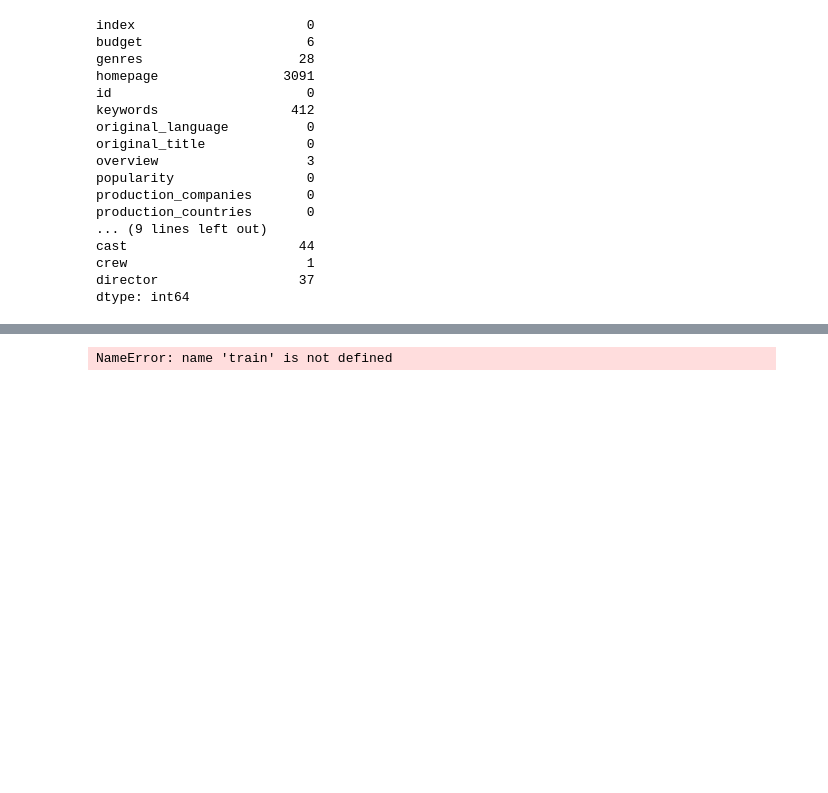
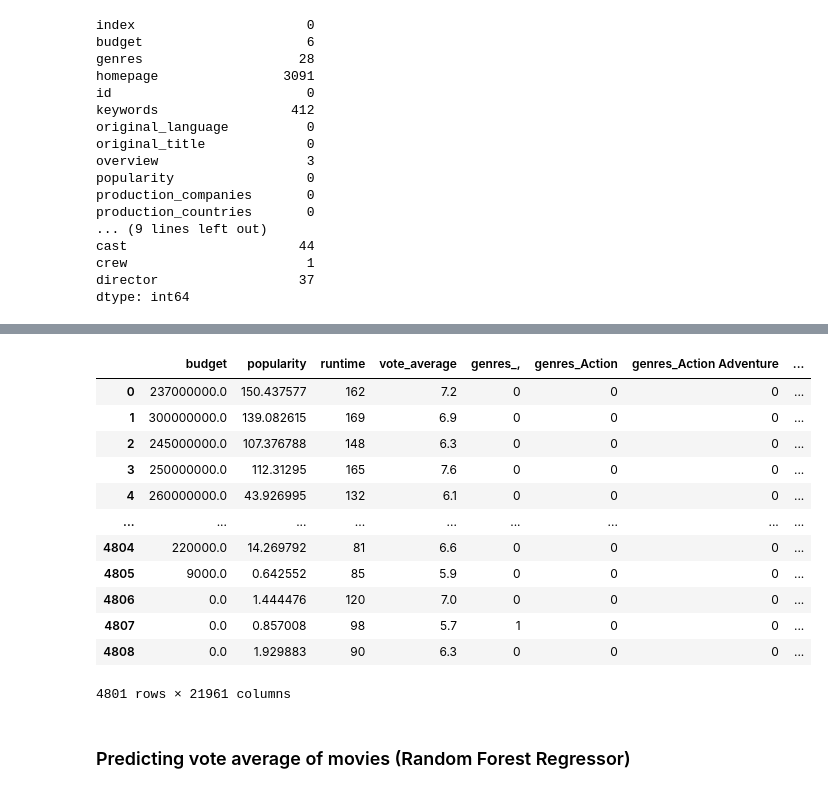
Before and after one commit to amudd10/Coming-to-A-Theater-Near-You, a Jupyter notebook: new_movierec.ipynb, the cells around one changed output, grey strips where cells are left out. Saved outputs shown, nothing was run; the diff lists cells and outputs as text; code cells hidden in the pictures; blank space fills up the shorter version.

```diff
--- a/new_movierec.ipynb
+++ b/new_movierec.ipynb
@@ -121,7 +120,7 @@ crew                       1
 director                  37
 dtype: int64
 # %%
-movies_data_df.drop('homepage', axis=1, inplace=True)
+movies_data_df = movies_data_df.drop(['homepage', 'release_date'], axis=1)
 
 # fill NaN values with commas for text-based columns
 text_columns = ['genres', 'keywords', 'production_companies', 'production_countries', 'overview', 'tagline', 'cast', 'crew', 'director', 'spoken_languages']
@@ -147,7 +146,7 @@ crew                    0
 director                0
 dtype: int64
 # %%
-movies_data_df = movies_data_df.dropna(subset=['budget', 'runtime', 'release_date', 'title', 'vote_average', 'vote_count'])
+movies_data_df = movies_data_df.dropna(subset=['budget', 'runtime', 'title', 'vote_average', 'vote_count'])
 movies_data_df.isna().sum()
 # %% [output]
 index                   0
@@ -206,27 +169,35 @@ df
-# %%
-#Deciding on models.....
-#1. LinearRegression
-from sklearn.linear_model import LinearRegression
-from sklearn.metrics import mean_squared_error, r2_score
-
-# select the relevant features
-X_train = train[['budget', 'popularity', 'runtime', 'vote_count', 'vote_average']]
-X_test = test[['budget', 'popularity', 'runtime', 'vote_count', 'vote_average']]
-y_train = train['revenue']
-y_test = test['revenue']
-
-# train the linear regression model
-lr = LinearRegression()
-lr.fit(X_train, y_train)
-
-# make predictions on the test data
-y_pred = lr.predict(X_test)
-
-# evaluate the model
-mse = mean_squared_error(y_test, y_pred)
-r2 = r2_score(y_test, y_pred)
-
-print("Mean squared error: ", mse)
-print("R-squared: ", r2)
-# %% [output]
-NameError: name 'train' is not defined
+# %%
+from sklearn.ensemble import RandomForestRegressor
+from sklearn.metrics import mean_squared_error, r2_score
+from sklearn.model_selection import train_test_split
+
+# Select relevant features
+relevant_cols = ['budget', 'genres', 'keywords', 'popularity', 'production_companies',
+                 'production_countries','runtime', 'spoken_languages',
+                 'cast', 'crew', 'director', 'vote_average']
+
+df = movies_data_df[relevant_cols]
+
+# Handle categorical columns with one-hot encoding
+cat_cols = ['genres', 'keywords', 'production_companies', 'production_countries',
+            'spoken_languages', 'cast', 'crew', 'director']
+for col in cat_cols:
+    df = pd.concat([df, pd.get_dummies(df[col], prefix=col)], axis=1)
+    df = df.drop(col, axis=1)
+df
+# %% [output]
+|  | budget | popularity | runtime | vote_average | genres_, | genres_Action | genres_Action Adventure | ... |
+| 0 | 237000000.0 | 150.437577 | 162 | 7.2 | 0 | 0 | 0 | ... |
+| 1 | 300000000.0 | 139.082615 | 169 | 6.9 | 0 | 0 | 0 | ... |
+| 2 | 245000000.0 | 107.376788 | 148 | 6.3 | 0 | 0 | 0 | ... |
+| 3 | 250000000.0 | 112.31295 | 165 | 7.6 | 0 | 0 | 0 | ... |
+| 4 | 260000000.0 | 43.926995 | 132 | 6.1 | 0 | 0 | 0 | ... |
+| ... | ... | ... | ... | ... | ... | ... | ... | ... |
+| 4804 | 220000.0 | 14.269792 | 81 | 6.6 | 0 | 0 | 0 | ... |
+| 4805 | 9000.0 | 0.642552 | 85 | 5.9 | 0 | 0 | 0 | ... |
+| 4806 | 0.0 | 1.444476 | 120 | 7.0 | 0 | 0 | 0 | ... |
+| 4807 | 0.0 | 0.857008 | 98 | 5.7 | 1 | 0 | 0 | ... |
+| 4808 | 0.0 | 1.929883 | 90 | 6.3 | 0 | 0 | 0 | ... |
+4801 rows × 21961 columns
+# %% [markdown]
+### Predicting vote average of movies (Random Forest Regressor) ###
```
Also changed, not shown: parts of 11 cells of this notebook, 1 other file.
